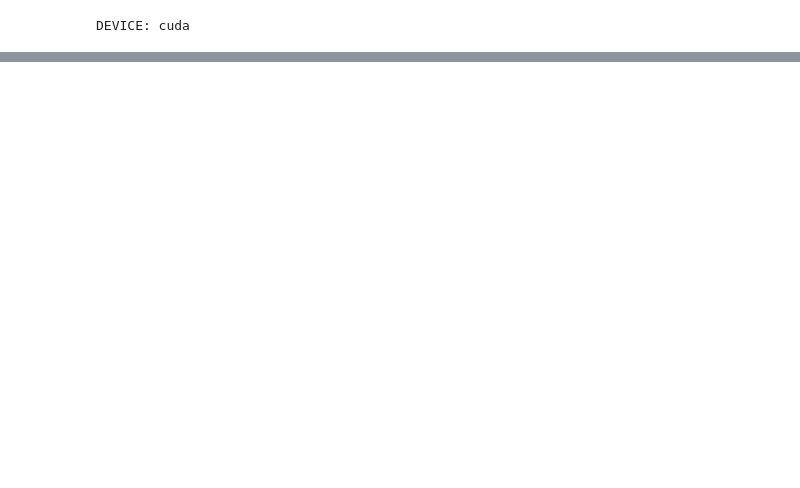
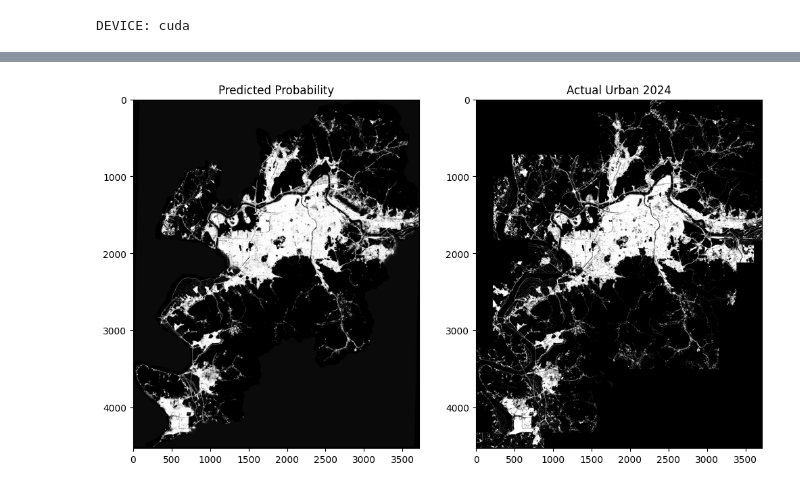
Before and after one commit to ramalias/urban-expansion, a Jupyter notebook: 03_main_urban_expansion.ipynb, the cells around one changed output, grey strips where cells are left out. Cells and saved outputs as stored; diff of their text form; code cells hidden in the pictures; blank space fills up the shorter version.

```diff
--- a/03_main_urban_expansion.ipynb
+++ b/03_main_urban_expansion.ipynb
@@ -725,0 +933,18 @@ Error:
+# %%
+urban2024_path = "/content/drive/MyDrive/12-training-data/input/dependent-data-urban-no/urban_2024.tif"
+
+with rasterio.open(urban2024_path) as src:
+    urban24 = src.read(1)
+
+plt.figure(figsize=(12, 12))
+plt.subplot(1,2,1)
+plt.imshow(prob, cmap='gray', vmin=0, vmax=1)
+plt.title("Predicted Probability")
+
+plt.subplot(1,2,2)
+plt.imshow(urban24, cmap='gray')
+plt.title("Actual Urban 2024")
+
+plt.show()
+# %% [output]
+[figure, added]
```
Also changed, not shown: parts of 33 cells of this notebook.
